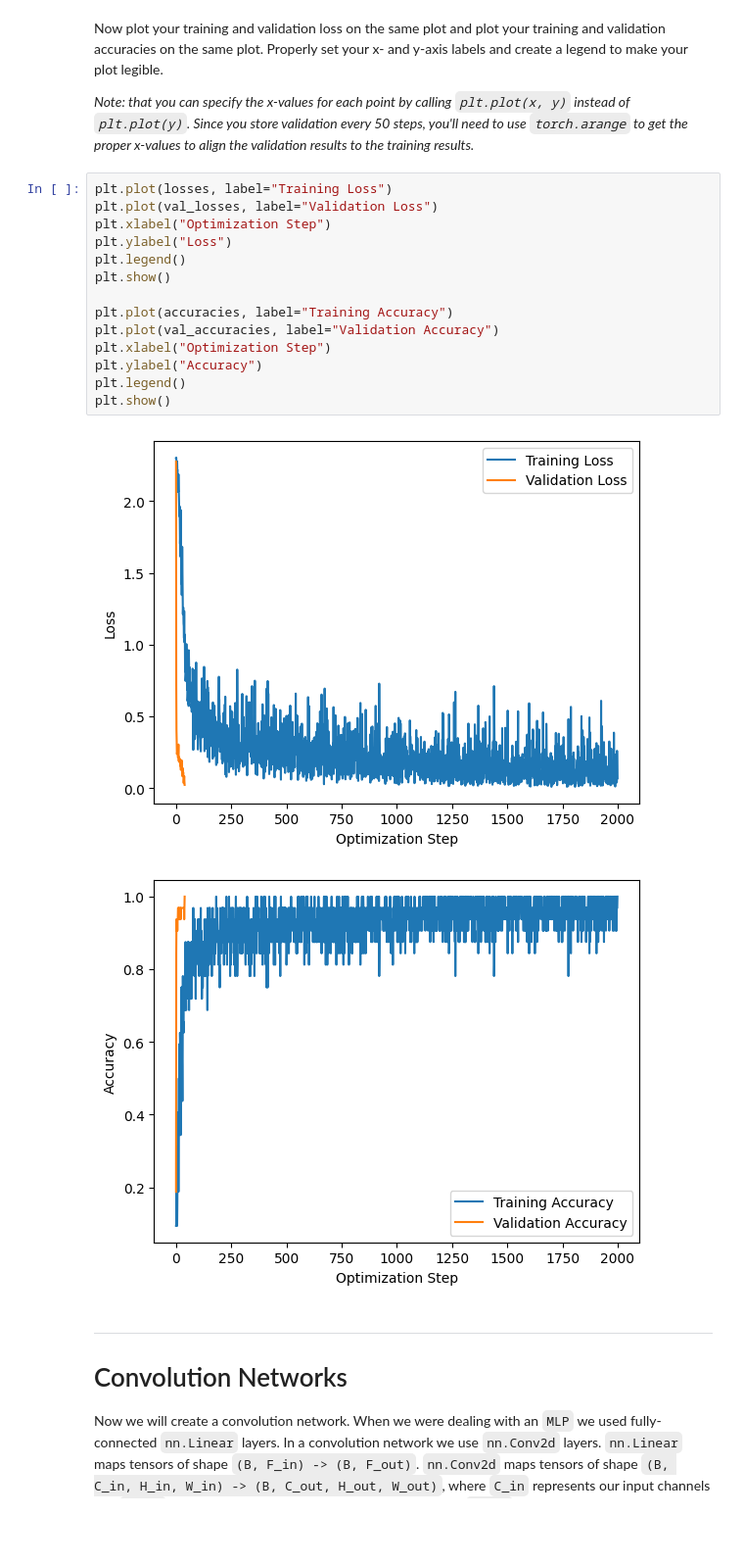
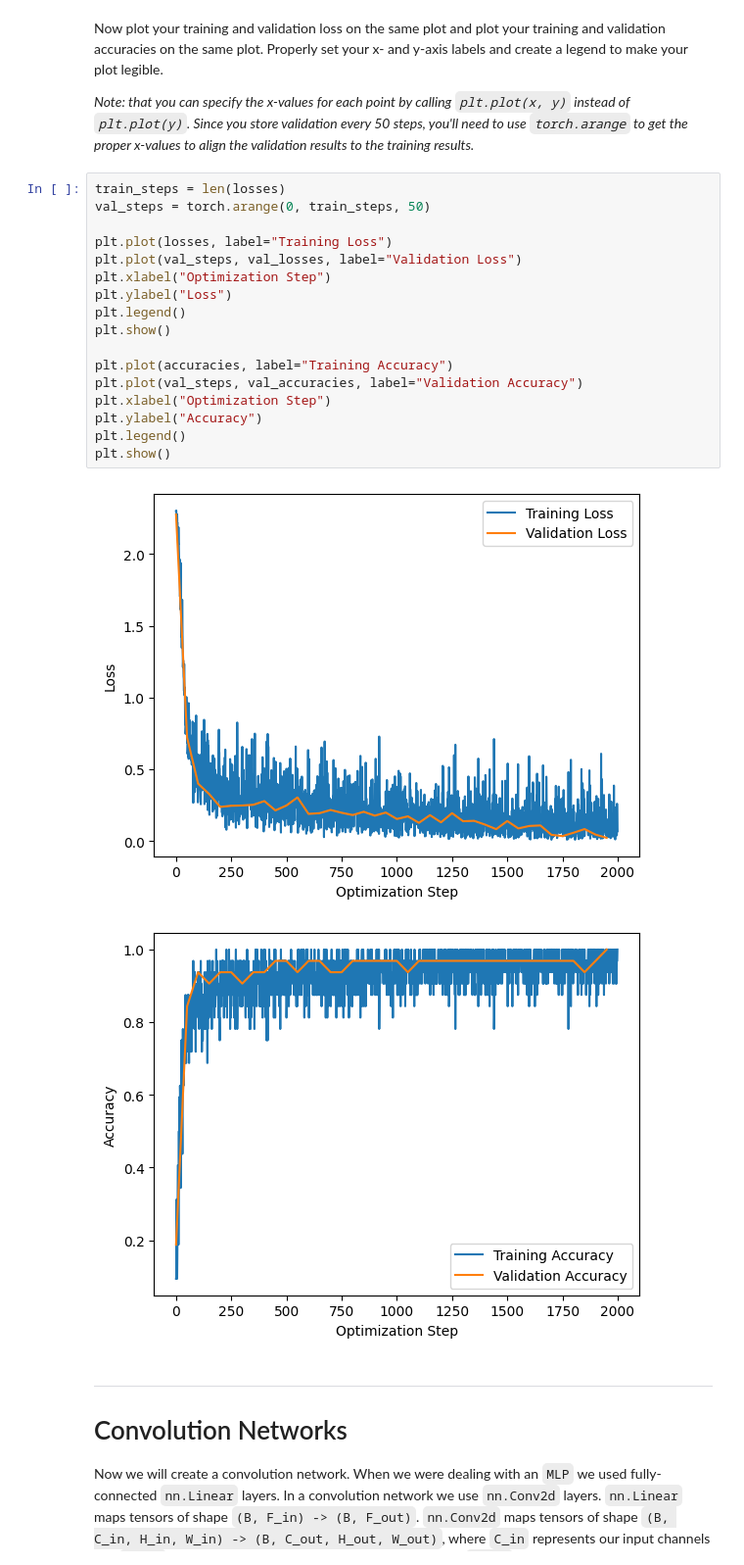
Before and after one commit to nriceusa/byu-cs474, a Jupyter notebook: lab3_cross_entropy_convnets.ipynb, the cells around one changed output. Shown at 98% size. Saved outputs shown, nothing was run; the diff lists cells and outputs as text; blank space fills up the shorter version.

Commit message:
Corrected plots

```diff
--- a/lab3_cross_entropy_convnets.ipynb
+++ b/lab3_cross_entropy_convnets.ipynb
@@ -461,22 +461,25 @@ Properly set your x- and y-axis labels and create a legend to make your plot leg
 
 *Note: that you can specify the x-values for each point by calling `plt.plot(x, y)` instead of `plt.plot(y)`. Since you store validation every 50 steps, you'll need to use `torch.arange` to get the proper x-values to align the validation results to the training results.*
 # %%
+train_steps = len(losses)
+val_steps = torch.arange(0, train_steps, 50)
+
 plt.plot(losses, label="Training Loss")
-plt.plot(val_losses, label="Validation Loss")
+plt.plot(val_steps, val_losses, label="Validation Loss")
 plt.xlabel("Optimization Step")
 plt.ylabel("Loss")
 plt.legend()
 plt.show()
 
 plt.plot(accuracies, label="Training Accuracy")
-plt.plot(val_accuracies, label="Validation Accuracy")
+plt.plot(val_steps, val_accuracies, label="Validation Accuracy")
 plt.xlabel("Optimization Step")
 plt.ylabel("Accuracy")
 plt.legend()
 plt.show()
 # %% [output]
-[figure, old version]
+[figure, new version]
-[figure, old version]
+[figure, new version]
 # %% [markdown]
 ___
 
```
